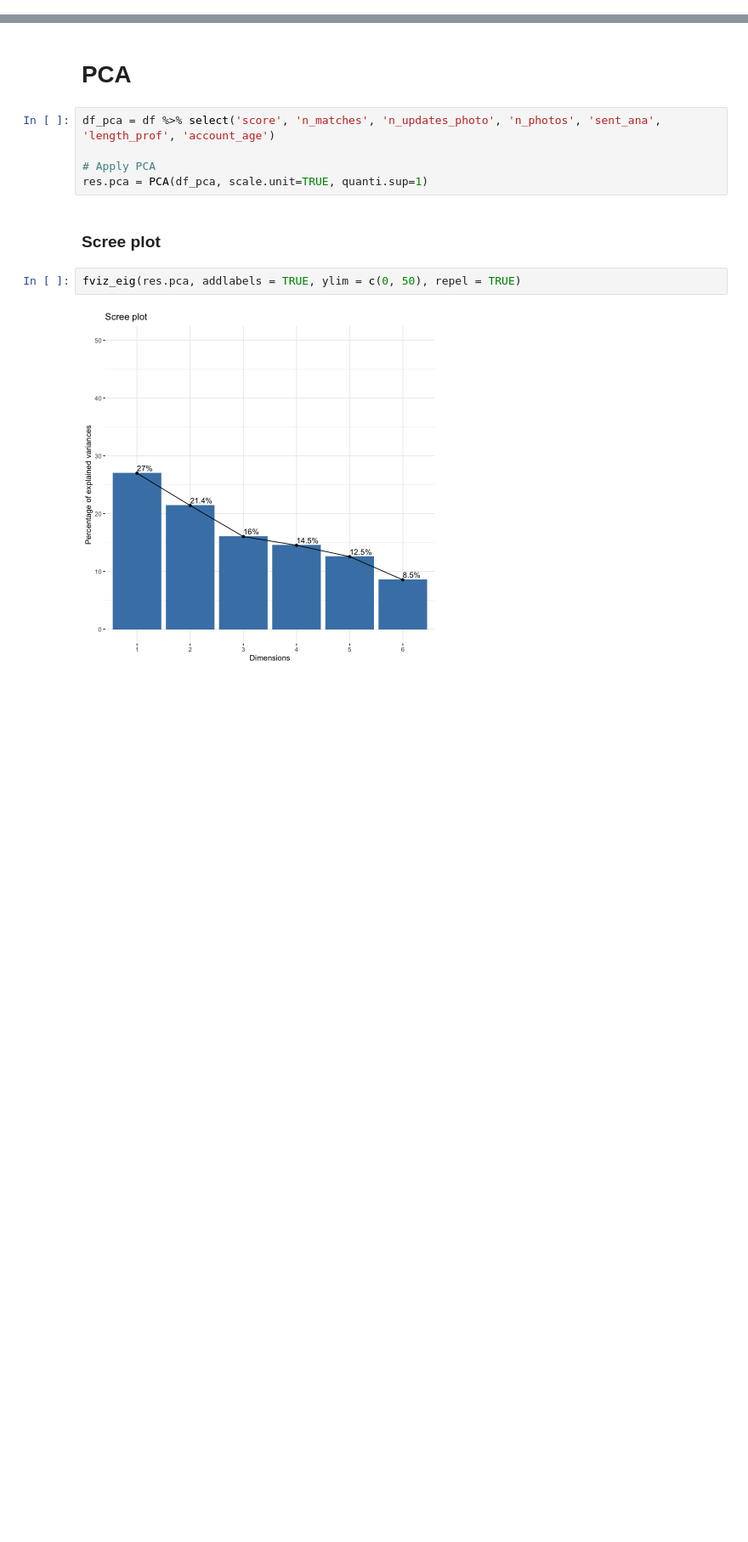
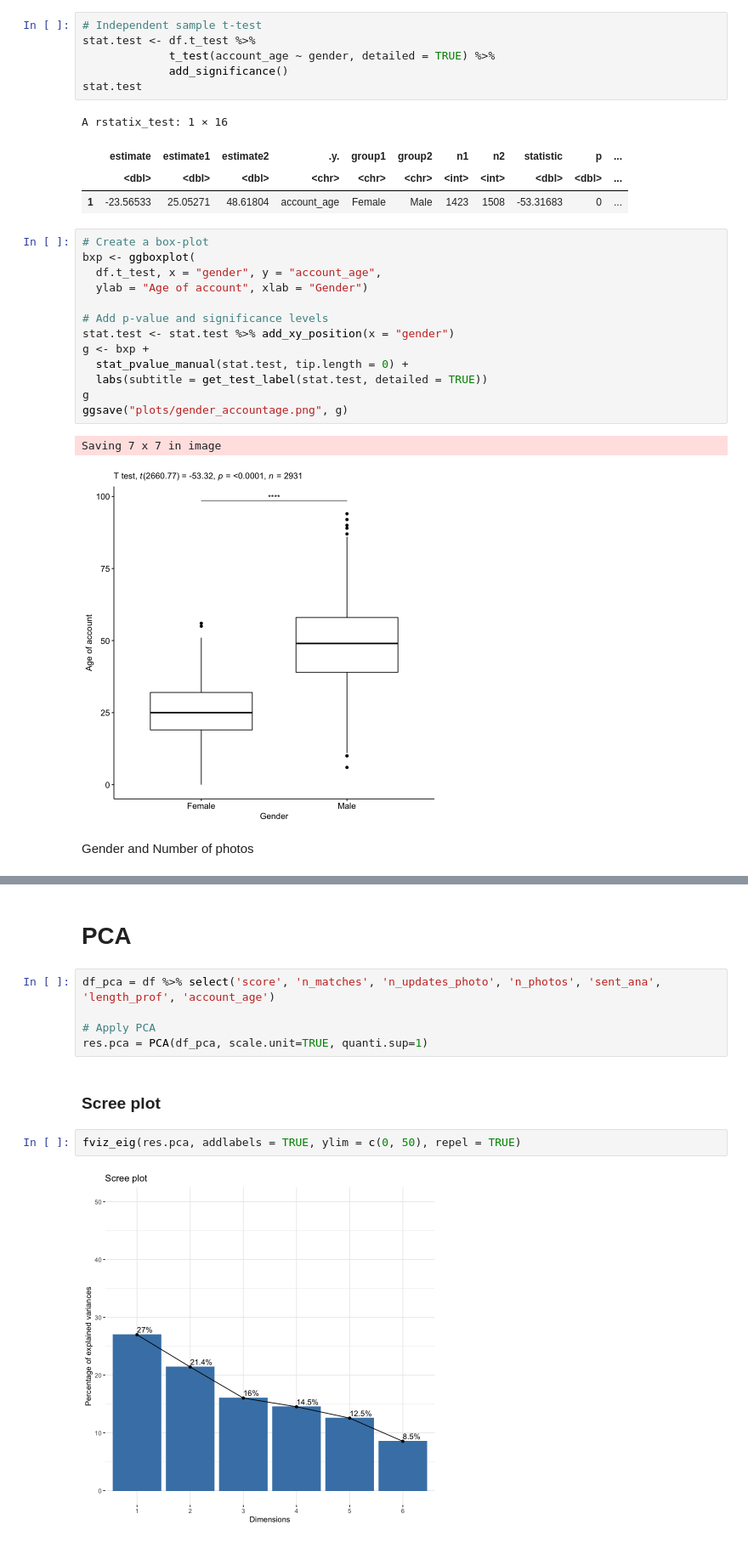
Before and after one commit to buu-nguyen/PIB3-Clustering, a Jupyter notebook: PCA-R.ipynb, the cells around one changed output, grey strips where cells are left out. Shown at 85% size. Saved outputs shown, nothing was run; the diff lists cells and outputs as text; blank space fills up the shorter version.

```diff
--- a/PCA-R.ipynb
+++ b/PCA-R.ipynb
@@ -9,0 +69,29 @@ head(df)
+# %%
+# Independent sample t-test
+stat.test <- df.t_test %>%
+             t_test(account_age ~ gender, detailed = TRUE) %>%
+             add_significance()
+stat.test
+# %% [output]
+A rstatix_test: 1 × 16
+|  | estimate | estimate1 | estimate2 | .y. | group1 | group2 | n1 | n2 | statistic | p | ... |
+|  | <dbl> | <dbl> | <dbl> | <chr> | <chr> | <chr> | <int> | <int> | <dbl> | <dbl> | ... |
+| 1 | -23.56533 | 25.05271 | 48.61804 | account_age | Female | Male | 1423 | 1508 | -53.31683 | 0 | ... |
+# %%
+# Create a box-plot
+bxp <- ggboxplot(
+  df.t_test, x = "gender", y = "account_age",
+  ylab = "Age of account", xlab = "Gender")
+
+# Add p-value and significance levels
+stat.test <- stat.test %>% add_xy_position(x = "gender")
+g <- bxp +
+  stat_pvalue_manual(stat.test, tip.length = 0) +
+  labs(subtitle = get_test_label(stat.test, detailed = TRUE))
+g
+ggsave("plots/gender_accountage.png", g)
+# %% [output]
+Saving 7 x 7 in image
+[figure, added]
+# %% [markdown]
+Gender and Number of photos
```
Also changed, not shown: parts of 9 cells of this notebook, 5 other files.
